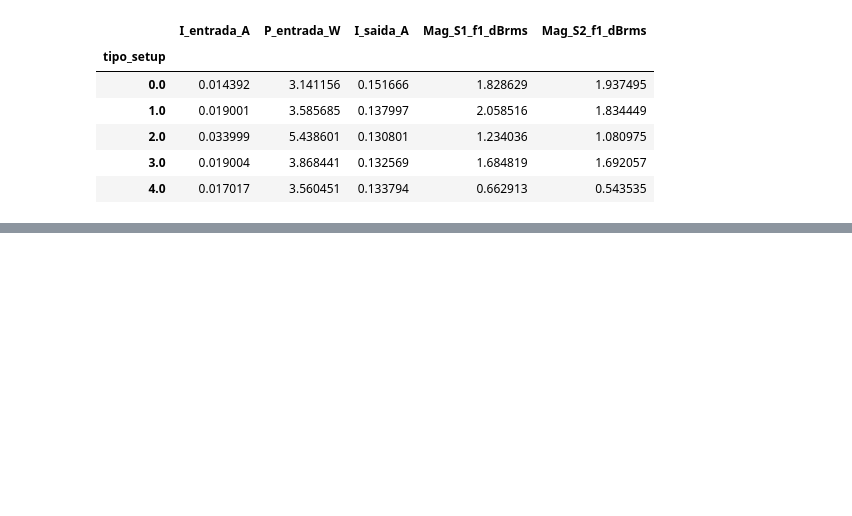
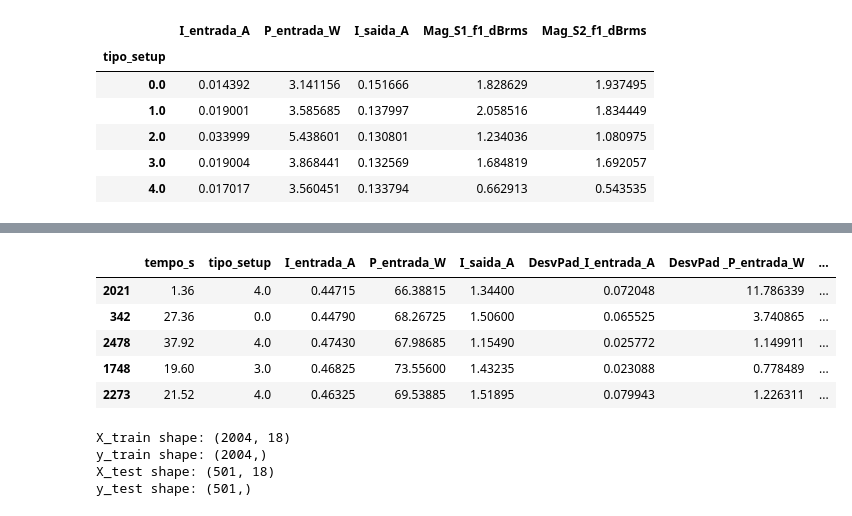
Before and after one commit to joaoopalma/aps1-ia-automacao, a Jupyter notebook: projeto2.ipynb, the cells around one changed output, grey strips where cells are left out. Drawn from its saved outputs; the diff is of its cells as text; code cells hidden in the pictures; blank space fills up the shorter version.

```diff
--- a/projeto2.ipynb
+++ b/projeto2.ipynb
@@ -370,0 +371,10 @@ Correlações altas encontradas: 16 pares
+# %%
+# Adotar a função train_test_split para embaralhar e dividir os dados em conjuntos de treinamento (80%) e de teste (20%)
+train_data, test_data = train_test_split(df, test_size=0.20, random_state=42, shuffle=True)
+
+# test_size=0.20 para especificar a proporção de divisão (80% para treinamento e 20% para teste)
+# random_state=42 é usado para garantir a reprodutibilidade dos resultados
+# e o parâmetro shuffle=True é usado para embaralhar os dados antes da divisão. O default deste comando é true
+
+print(f"Dados de treinamento: {train_data.shape}")
+print(f"Dados de teste: {test_data.shape}")
@@ -370,0 +409,30 @@ Correlações altas encontradas: 16 pares
+# %%
+# Exibir os dados de treinamento
+train_data.head()
+# %% [output]
+|  | tempo_s | tipo_setup | I_entrada_A | P_entrada_W | I_saida_A | DesvPad_I_entrada_A | DesvPad _P_entrada_W | ... |
+| 2021 | 1.36 | 4.0 | 0.44715 | 66.38815 | 1.34400 | 0.072048 | 11.786339 | ... |
+| 342 | 27.36 | 0.0 | 0.44790 | 68.26725 | 1.50600 | 0.065525 | 3.740865 | ... |
+| 2478 | 37.92 | 4.0 | 0.47430 | 67.98685 | 1.15490 | 0.025772 | 1.149911 | ... |
+| 1748 | 19.60 | 3.0 | 0.46825 | 73.55600 | 1.43235 | 0.023088 | 0.778489 | ... |
+| 2273 | 21.52 | 4.0 | 0.46325 | 69.53885 | 1.51895 | 0.079943 | 1.226311 | ... |
+# %%
+# Separar os atributos previsores e as classes, tanto para dados de treino (train_data), quanto de teste (test_data)
+# X = atributos previsores (características elétricas e de vibração)
+# y = classes (tipo_setup)
+
+# X_train e X_test: tabela inteira de Treino e Teste, respectivamente, exceto as colunas de "tempo_s" e "tipo_setup"
+# y_train e y_test: somente a coluna de "tipo_setup", das tabela de Treino e Teste, respectivamente
+
+X_train, y_train = train_data.drop(['tempo_s', 'tipo_setup'], axis=1), train_data['tipo_setup']
+X_test, y_test = test_data.drop(['tempo_s', 'tipo_setup'], axis=1), test_data['tipo_setup']
+
+print(f"X_train shape: {X_train.shape}")
+print(f"y_train shape: {y_train.shape}")
+print(f"X_test shape: {X_test.shape}")
+print(f"y_test shape: {y_test.shape}")
+# %% [output]
+X_train shape: (2004, 18)
+y_train shape: (2004,)
+X_test shape: (501, 18)
+y_test shape: (501,)
```
Also changed, not shown: parts of 16 cells of this notebook.
